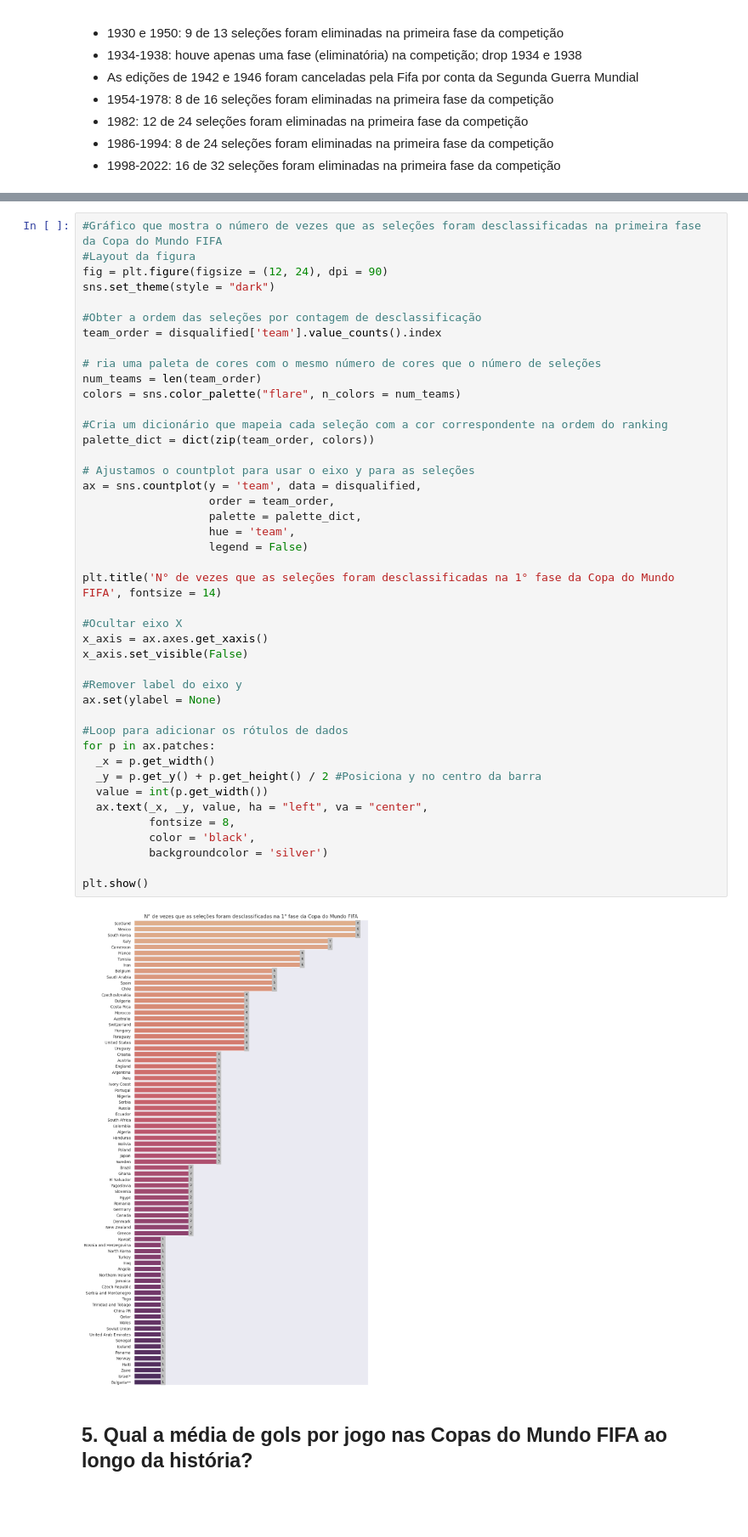
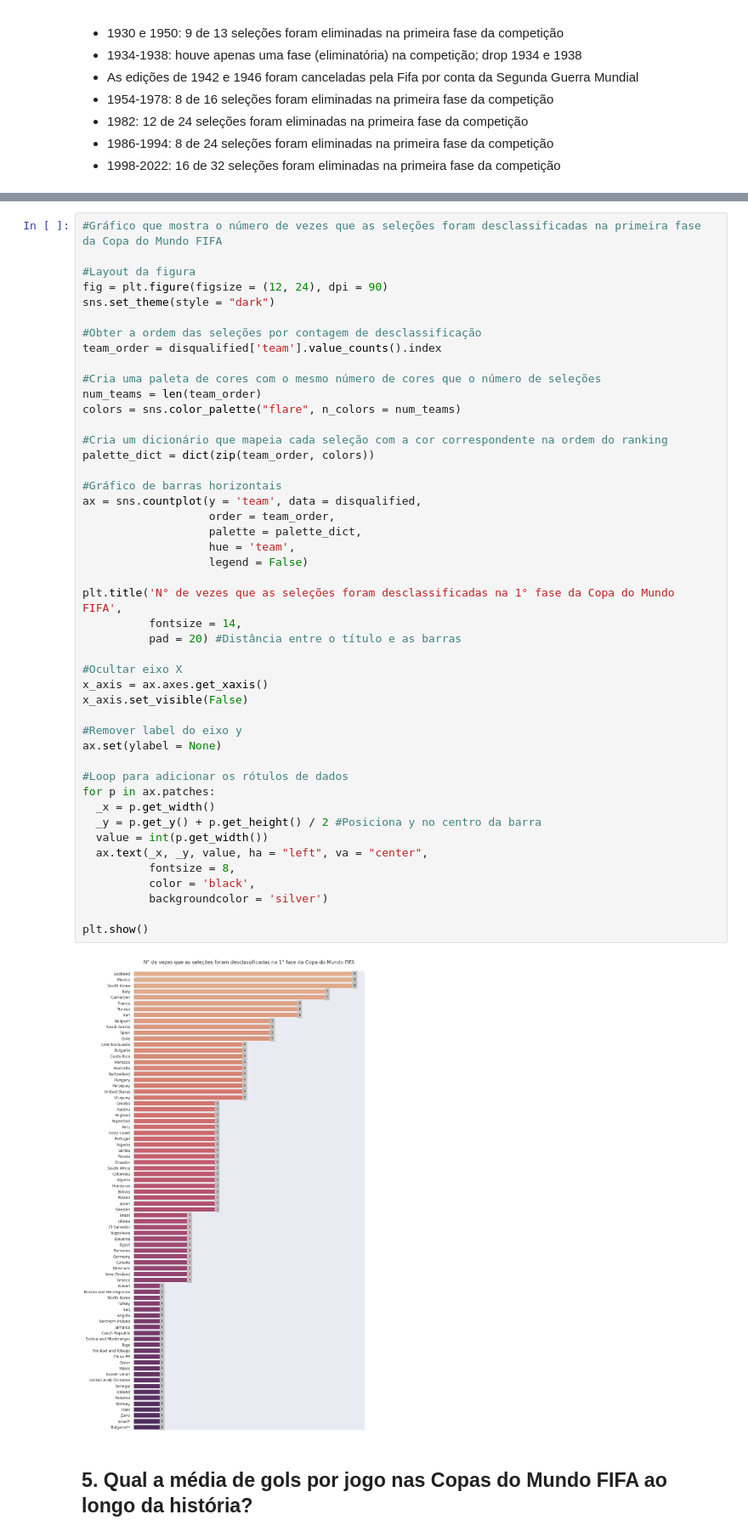
Before and after one commit to LRLeite/Data-Analytics, a Jupyter notebook: Análise Copas do Mundo FIFA/Fifa_World_Cups.ipynb, the cells around one changed output, grey strips where cells are left out. Shown: that part at 85% size. Saved outputs shown, nothing was run; the diff lists cells and outputs as text; blank space fills up the shorter version.

```diff
--- a/Análise Copas do Mundo FIFA/Fifa_World_Cups.ipynb
+++ b/Análise Copas do Mundo FIFA/Fifa_World_Cups.ipynb
@@ -437,6 +469,7 @@ disqualified.drop(disqualified[(disqualified['ano_copa'] == 1982) & (disqualifie
 disqualified.drop(disqualified[(disqualified['ano_copa'].isin([1986, 1990, 1994, 1998, 2002, 2006, 2010, 2014, 2018, 2022])) & (disqualified['position'] < 17)].index, inplace = True)
 # %%
 #Gráfico que mostra o número de vezes que as seleções foram desclassificadas na primeira fase da Copa do Mundo FIFA
+
 #Layout da figura
 fig = plt.figure(figsize = (12, 24), dpi = 90)
 sns.set_theme(style = "dark")
@@ -444,42 +477,44 @@ sns.set_theme(style = "dark")
 #Obter a ordem das seleções por contagem de desclassificação
 team_order = disqualified['team'].value_counts().index
 
-# ria uma paleta de cores com o mesmo número de cores que o número de seleções
+#Cria uma paleta de cores com o mesmo número de cores que o número de seleções
 num_teams = len(team_order)
 colors = sns.color_palette("flare", n_colors = num_teams)
 
 #Cria um dicionário que mapeia cada seleção com a cor correspondente na ordem do ranking
 palette_dict = dict(zip(team_order, colors))
 
-# Ajustamos o countplot para usar o eixo y para as seleções
+#Gráfico de barras horizontais
 ax = sns.countplot(y = 'team', data = disqualified,
                    order = team_order,
                    palette = palette_dict,
                    hue = 'team',
                    legend = False)
 
-plt.title('N° de vezes que as seleções foram desclassificadas na 1° fase da Copa do Mundo FIFA', fontsize = 14)
+plt.title('N° de vezes que as seleções foram desclassificadas na 1° fase da Copa do Mundo FIFA',
+          fontsize = 14,
+          pad = 20) #Distância entre o título e as barras
 
 #Ocultar eixo X
 x_axis = ax.axes.get_xaxis()
 x_axis.set_visible(False)
 
 #Remover label do eixo y
 ax.set(ylabel = None)
 
 #Loop para adicionar os rótulos de dados
 for p in ax.patches:
   _x = p.get_width()
   _y = p.get_y() + p.get_height() / 2 #Posiciona y no centro da barra
   value = int(p.get_width())
   ax.text(_x, _y, value, ha = "left", va = "center",
           fontsize = 8,
           color = 'black',
           backgroundcolor = 'silver')
 
 plt.show()
 # %% [output]
-[figure, old version]
+[figure, new version]
 # %% [markdown]
 ## **5. Qual a média de gols por jogo nas Copas do Mundo FIFA ao longo da história?**
 # %%
```
Also changed, not shown: parts of 19 cells of this notebook.
